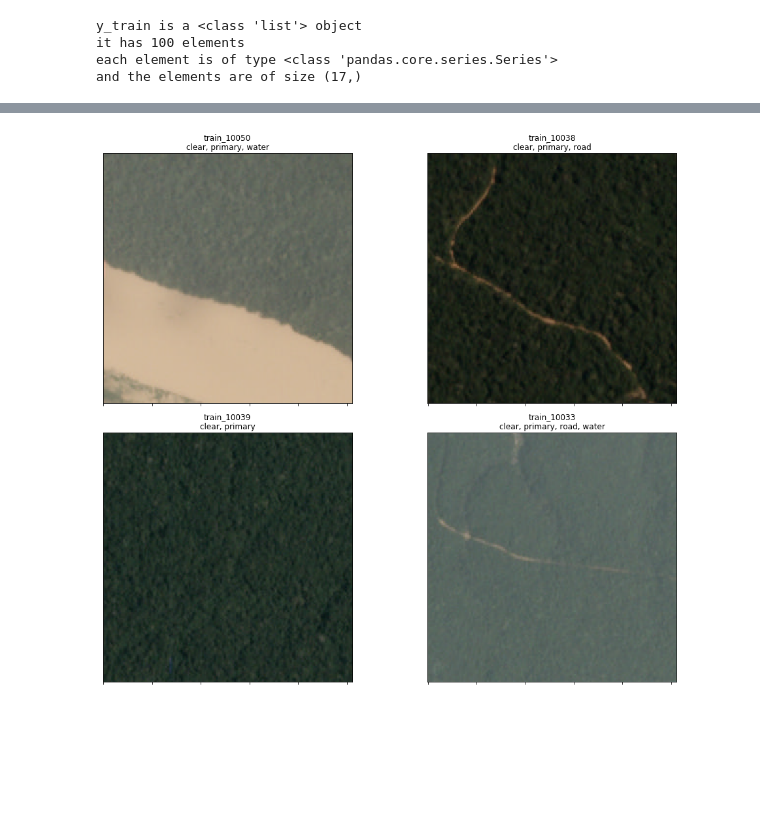
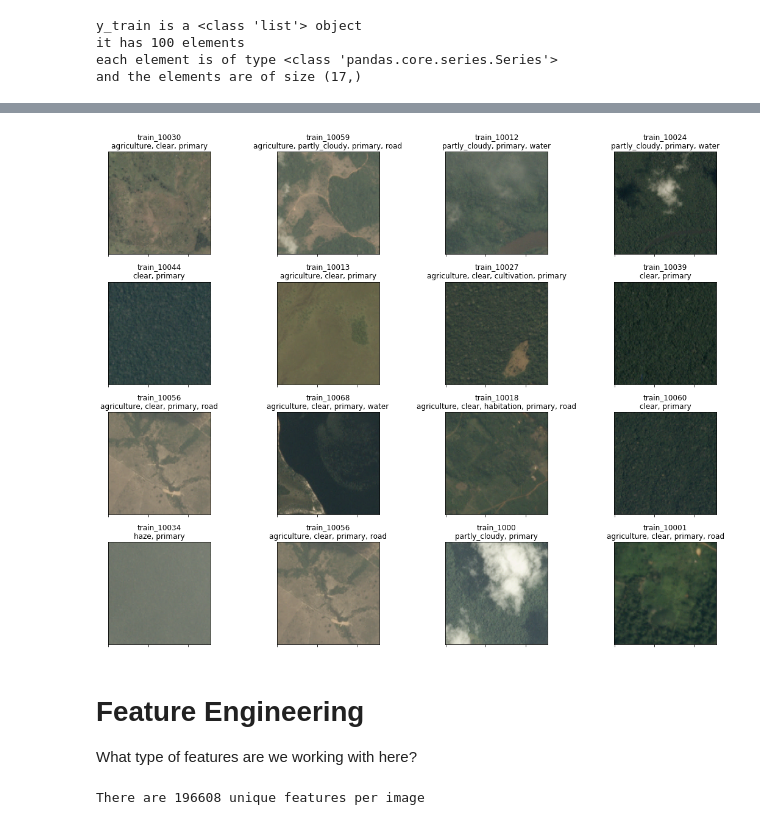
Before and after one commit to alineberry/kaggle_UnderstandingAmazonFromSpace, a Jupyter notebook: Amazon Planet EDA.ipynb, the cells around one changed output, grey strips where cells are left out. Saved outputs shown, nothing was run; the diff lists cells and outputs as text; code cells hidden in the pictures; blank space fills up the shorter version.

```diff
--- a/Amazon Planet EDA.ipynb
+++ b/Amazon Planet EDA.ipynb
@@ -144,7 +141,14 @@ def plot_samples(nrow, ncol):
         axes[ind].set_yticklabels([])
         axes[ind].set_xticklabels([])
     plt.tight_layout()
-# %%
-plot_samples(2,2)
-# %% [output]
-[figure, removed]
+# %%
+plot_samples(4,4)
+# %% [output]
+[figure, added]
+# %% [markdown]
+# Feature Engineering
+What type of features are we working with here?
+# %%
+print("There are {} unique features per image".format((256*256)*3))
+# %% [output]
+There are 196608 unique features per image
```
Also changed, not shown: parts of 5 cells of this notebook.
